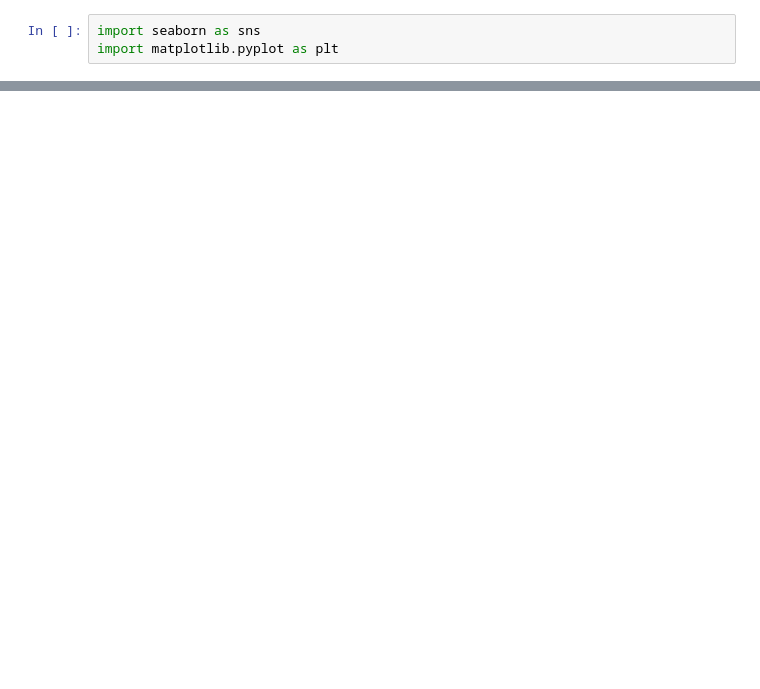
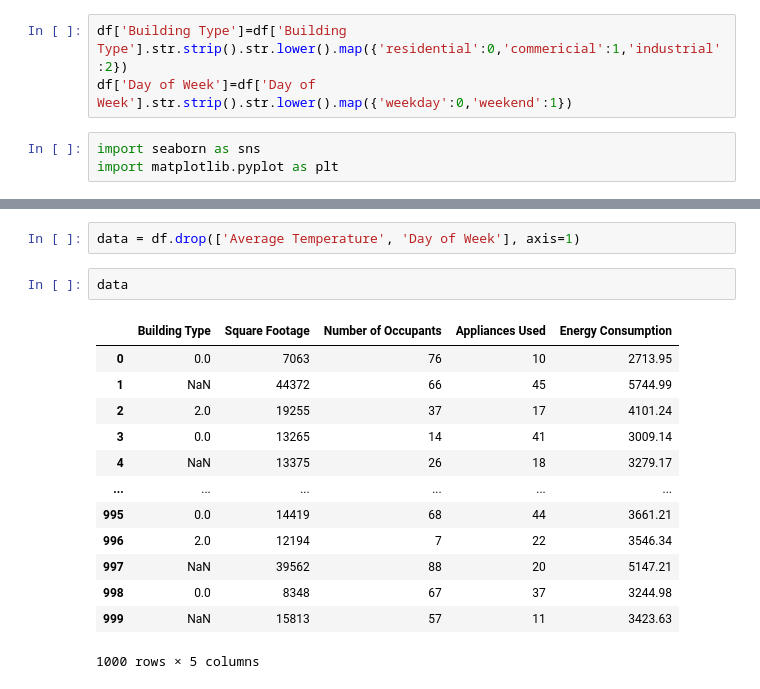
Before and after one commit to Yamm23/Learning-Macine-Learning, a Jupyter notebook: EnergyConsumption.ipynb, the cells around one changed output, grey strips where cells are left out. Cells and saved outputs as stored; diff of their text form; blank space fills up the shorter version.

```diff
--- a/EnergyConsumption.ipynb
+++ b/EnergyConsumption.ipynb
@@ -28,3 +36,6 @@ max              34.990000         6530.600000
+# %%
+df['Building Type']=df['Building Type'].str.strip().str.lower().map({'residential':0,'commericial':1,'industrial':2})
+df['Day of Week']=df['Day of Week'].str.strip().str.lower().map({'weekday':0,'weekend':1})
 # %%
 import seaborn as sns
 import matplotlib.pyplot as plt
@@ -35,0 +49,18 @@ plt.show()
+# %%
+data = df.drop(['Average Temperature', 'Day of Week'], axis=1)
+# %%
+data
+# %% [output]
+|  | Building Type | Square Footage | Number of Occupants | Appliances Used | Energy Consumption |
+| 0 | 0.0 | 7063 | 76 | 10 | 2713.95 |
+| 1 | NaN | 44372 | 66 | 45 | 5744.99 |
+| 2 | 2.0 | 19255 | 37 | 17 | 4101.24 |
+| 3 | 0.0 | 13265 | 14 | 41 | 3009.14 |
+| 4 | NaN | 13375 | 26 | 18 | 3279.17 |
+| ... | ... | ... | ... | ... | ... |
+| 995 | 0.0 | 14419 | 68 | 44 | 3661.21 |
+| 996 | 2.0 | 12194 | 7 | 22 | 3546.34 |
+| 997 | NaN | 39562 | 88 | 20 | 5147.21 |
+| 998 | 0.0 | 8348 | 67 | 37 | 3244.98 |
+| 999 | NaN | 15813 | 57 | 11 | 3423.63 |
+1000 rows × 5 columns
```
Also changed, not shown: parts of 3 cells of this notebook.
